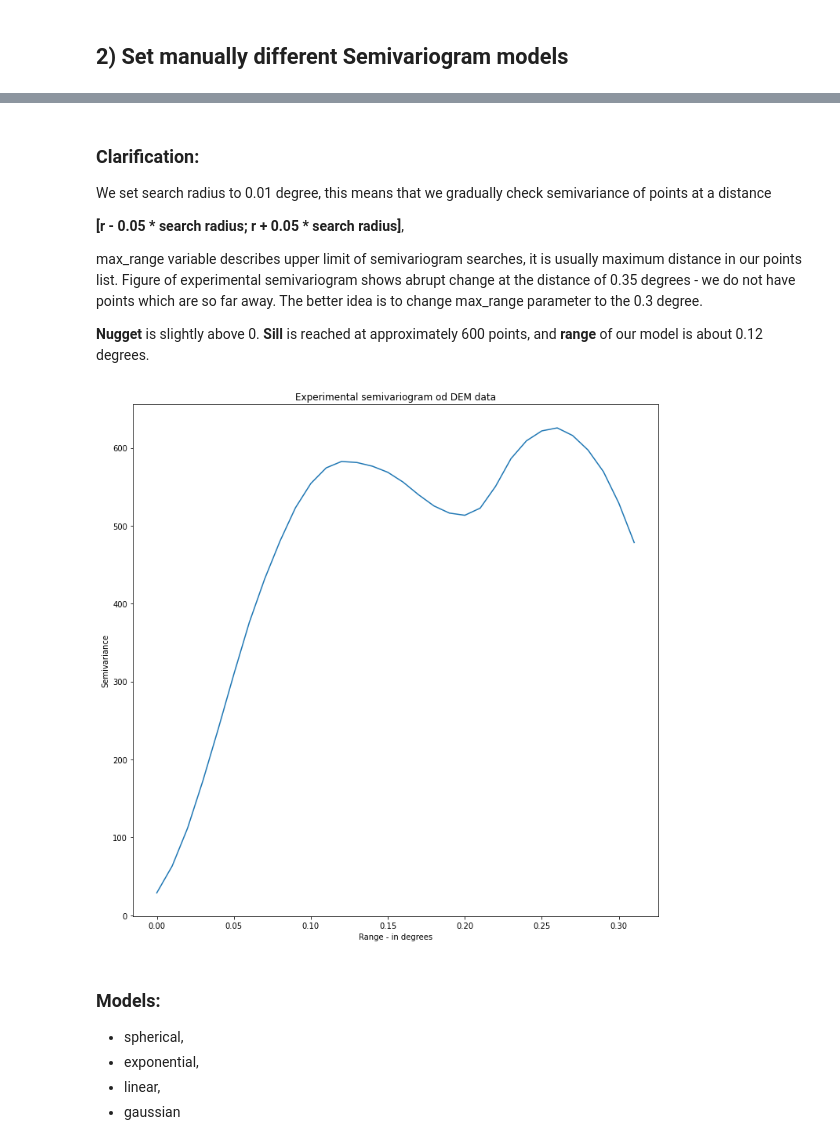
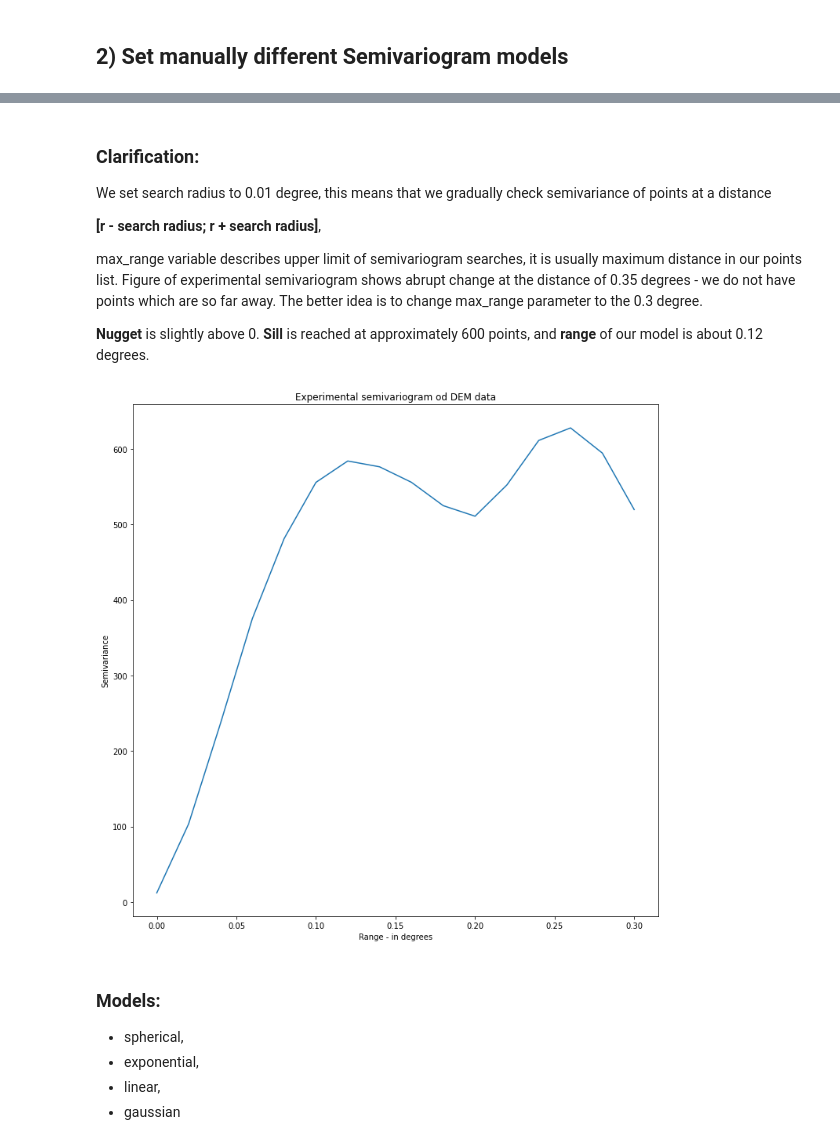
Before and after one commit to DataverseLabs/pyinterpolate, a Jupyter notebook: tutorials/Semivariogram Estimation (Basic).ipynb, the cells around one changed output, grey strips where cells are left out. Cells and saved outputs as stored; diff of their text form; code cells hidden in the pictures.

```diff
--- a/tutorials/Semivariogram Estimation (Basic).ipynb
+++ b/tutorials/Semivariogram Estimation (Basic).ipynb
@@ -79,7 +79,7 @@ plt.show()
 
 We set search radius to 0.01 degree, this means that we gradually check semivariance of points at a distance
 
-**[r - 0.05 * search radius; r + 0.05 * search radius]**,
+**[r - search radius; r + search radius]**,
 
 max_range variable describes upper limit of semivariogram searches, it is usually maximum distance in our points list. Figure of experimental semivariogram shows abrupt change at the distance of 0.35 degrees - we do not have points which are so far away. The better idea is to change max_range parameter to the 0.3 degree.
 
@@ -87,25 +87,25 @@ max_range variable describes upper limit of semivariogram searches, it is usuall
 # %%
 # Perform corrections
 
 search_radius = 0.01
 max_range = 0.32
-data_lags = np.arange(0, max_range, search_radius)
+data_lags = np.arange(0, max_range, search_radius * 2)
 
 
 exp_semivar = calculate_semivariance.calculate_semivariance(data=dem,
                                                            lags=data_lags,
                                                            step_size=search_radius)
 
 # Plot experimental semivariogram #2
 
 plt.figure(figsize=(12, 12))
 plt.plot(exp_semivar[:, 0], exp_semivar[:, 1])
 plt.title('Experimental semivariogram od DEM data')
 plt.xlabel('Range - in degrees')
 plt.ylabel('Semivariance')
 plt.show()
 # %% [output]
-[figure, old version]
+[figure, new version]
 # %%
 # Fit different semivariogram models into experimental data
 
```
Also changed, not shown: parts of 10 cells of this notebook, 4 other files.
